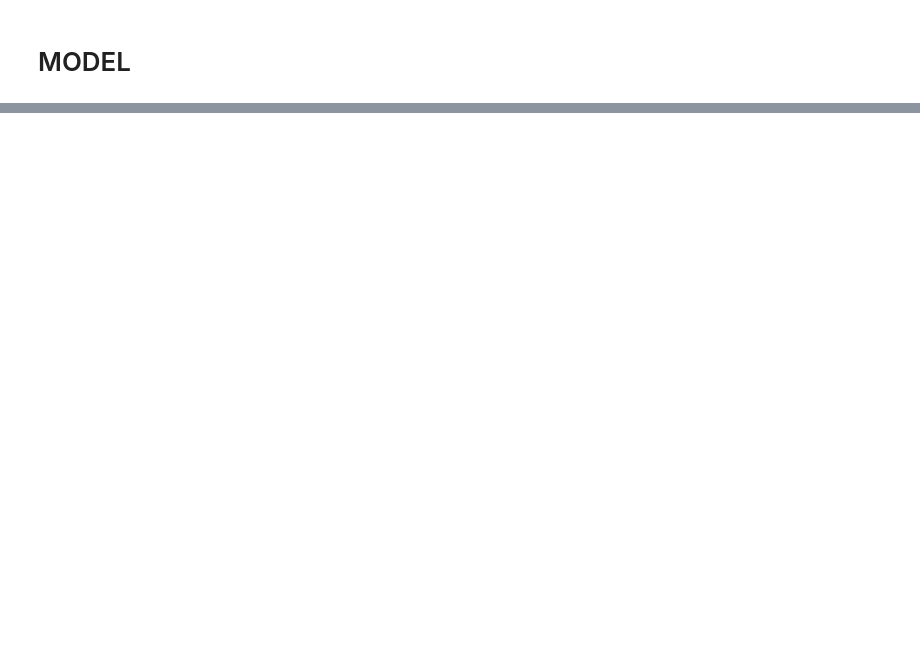
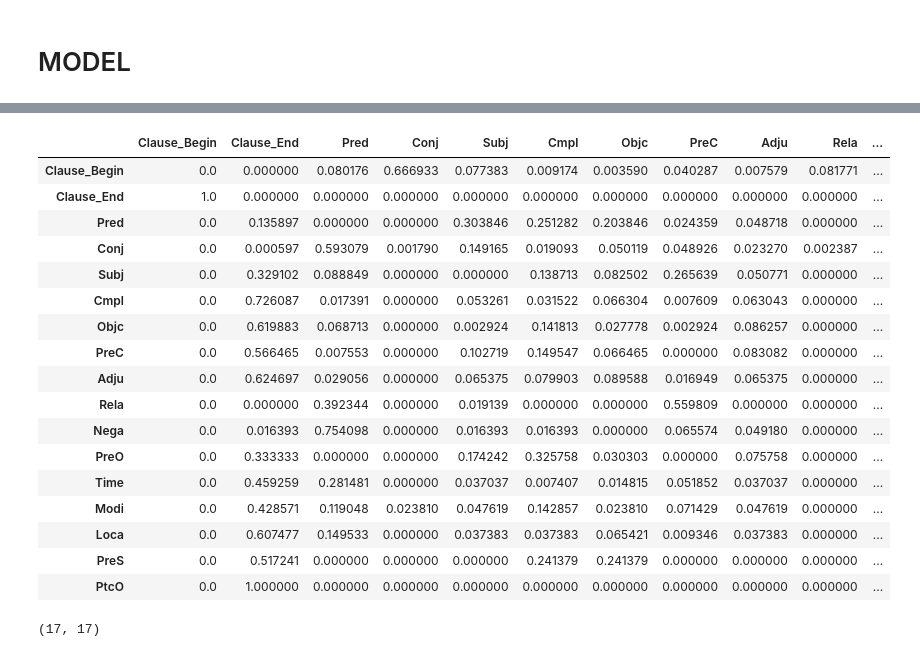
Before and after one commit to ETCBC/Probabilistic_Language_Change, a Jupyter notebook: Validating model.ipynb, the cells around one changed output, grey strips where cells are left out. Saved outputs shown, nothing was run; the diff lists cells and outputs as text; code cells hidden in the pictures; blank space fills up the shorter version.

Commit message:
random changes

```diff
--- a/Validating model.ipynb
+++ b/Validating model.ipynb
@@ -89,9 +96,24 @@ Done with 88100 clauses loaded in data...
+# %%
+def give_unique_feature(feature, otype='phrase'):
+    '''
+    Returns sorted list of unique features from BHSA data.
+    Sort by the frequency of the feature, most frequent first.
+    '''
+
+    feature_count = collections.Counter()
+
+    for obj in F.otype.s(otype):
+        feature_count[feature.v(obj)] += 1
+
+    unique_features = list(v[0] for v in feature_count.most_common())
+
+    return unique_features
 # %% [markdown]
 # MODEL
 # %%
-unique_functions = set(F.function.v(phrase) for phrase in F.otype.s('phrase')
-                           if F.function.v(phrase) not in exclude_functions)
-unique_functions = sorted(list(unique_functions))
+unique_functions = list(f for f in give_unique_feature(F.function, otype='phrase')
+                            if f not in exclude_functions)
+
 nodes =  ["Clause_Begin", "Clause_End"] + unique_functions
 print(unique_functions)
 # %% [output]
@@ -135,14 +160,21 @@ def hellingerDistance(df_prob_M1,df_prob_M2):
     return helligerDistance
 # %%
+random.seed(1609) # preserve random state
+
 K_fold = dict()
+models = collections.defaultdict(dict)
+
 for bookname, clauses in data.items():
 
-    kf = KFold(n_splits=2, shuffle=True)
+    kf = KFold(n_splits=2)
 
     clauses = np.array(clauses)
+    random.shuffle(clauses)
+
     distances = list()
 
     for train_index, test_index in kf.split(clauses):
+
         train, test = clauses[train_index], clauses[test_index]
 
         walk_train = transitionWalk(train)
@@ -151,6 +183,14 @@ for bookname, clauses in data.items():
         walk_test = transitionWalk(test)
         model_test = MarkovModel(walk_test)
 
-        dist = hellingerDistance(model_train,model_test)
+        dist = hellingerDistance(model_train, model_test)
         distances.append(dist)
-    K_fold[bookname] = round(np.mean(distances), 3)
+
+        # save models
+        models[bookname]['train'] = model_train
+        models[bookname]['test'] = model_test
+
+    K_fold[bookname] = round(np.mean(distances),3)
+
+
+K_fold
@@ -182,0 +235,34 @@ data['1_Kings'][:2]
+# %%
+models['lbh']['test']
+# %% [output]
+|  | Clause_Begin | Clause_End | Pred | Conj | Subj | Cmpl | Objc | PreC | Adju | Rela | ... |
+| Clause_Begin | 0.0 | 0.000000 | 0.080176 | 0.666933 | 0.077383 | 0.009174 | 0.003590 | 0.040287 | 0.007579 | 0.081771 | ... |
+| Clause_End | 1.0 | 0.000000 | 0.000000 | 0.000000 | 0.000000 | 0.000000 | 0.000000 | 0.000000 | 0.000000 | 0.000000 | ... |
+| Pred | 0.0 | 0.135897 | 0.000000 | 0.000000 | 0.303846 | 0.251282 | 0.203846 | 0.024359 | 0.048718 | 0.000000 | ... |
+| Conj | 0.0 | 0.000597 | 0.593079 | 0.001790 | 0.149165 | 0.019093 | 0.050119 | 0.048926 | 0.023270 | 0.002387 | ... |
+| Subj | 0.0 | 0.329102 | 0.088849 | 0.000000 | 0.000000 | 0.138713 | 0.082502 | 0.265639 | 0.050771 | 0.000000 | ... |
+| Cmpl | 0.0 | 0.726087 | 0.017391 | 0.000000 | 0.053261 | 0.031522 | 0.066304 | 0.007609 | 0.063043 | 0.000000 | ... |
+| Objc | 0.0 | 0.619883 | 0.068713 | 0.000000 | 0.002924 | 0.141813 | 0.027778 | 0.002924 | 0.086257 | 0.000000 | ... |
+| PreC | 0.0 | 0.566465 | 0.007553 | 0.000000 | 0.102719 | 0.149547 | 0.066465 | 0.000000 | 0.083082 | 0.000000 | ... |
+| Adju | 0.0 | 0.624697 | 0.029056 | 0.000000 | 0.065375 | 0.079903 | 0.089588 | 0.016949 | 0.065375 | 0.000000 | ... |
+| Rela | 0.0 | 0.000000 | 0.392344 | 0.000000 | 0.019139 | 0.000000 | 0.000000 | 0.559809 | 0.000000 | 0.000000 | ... |
+| Nega | 0.0 | 0.016393 | 0.754098 | 0.000000 | 0.016393 | 0.016393 | 0.000000 | 0.065574 | 0.049180 | 0.000000 | ... |
+| PreO | 0.0 | 0.333333 | 0.000000 | 0.000000 | 0.174242 | 0.325758 | 0.030303 | 0.000000 | 0.075758 | 0.000000 | ... |
+| Time | 0.0 | 0.459259 | 0.281481 | 0.000000 | 0.037037 | 0.007407 | 0.014815 | 0.051852 | 0.037037 | 0.000000 | ... |
+| Modi | 0.0 | 0.428571 | 0.119048 | 0.023810 | 0.047619 | 0.142857 | 0.023810 | 0.071429 | 0.047619 | 0.000000 | ... |
+| Loca | 0.0 | 0.607477 | 0.149533 | 0.000000 | 0.037383 | 0.037383 | 0.065421 | 0.009346 | 0.037383 | 0.000000 | ... |
+| PreS | 0.0 | 0.517241 | 0.000000 | 0.000000 | 0.000000 | 0.241379 | 0.241379 | 0.000000 | 0.000000 | 0.000000 | ... |
+| PtcO | 0.0 | 1.000000 | 0.000000 | 0.000000 | 0.000000 | 0.000000 | 0.000000 | 0.000000 | 0.000000 | 0.000000 | ... |
+# %%
+model_train =  models['lbh']['train']
+model_test = models['lbh']['test']
+
+diffs = np.nan_to_num(abs(model_train - model_test).values).round(decimals=5)
+
+# diffs = pd.DataFrame(diffs.sum(axis=1), index=nodes, columns=['Abs_Diff'])
+
+# diffs.sort_values('Abs_Diff', ascending=False)
+
+diffs.shape
+# %% [output]
+(17, 17)
```
Also changed, not shown: parts of 13 cells of this notebook, 1 other file.
